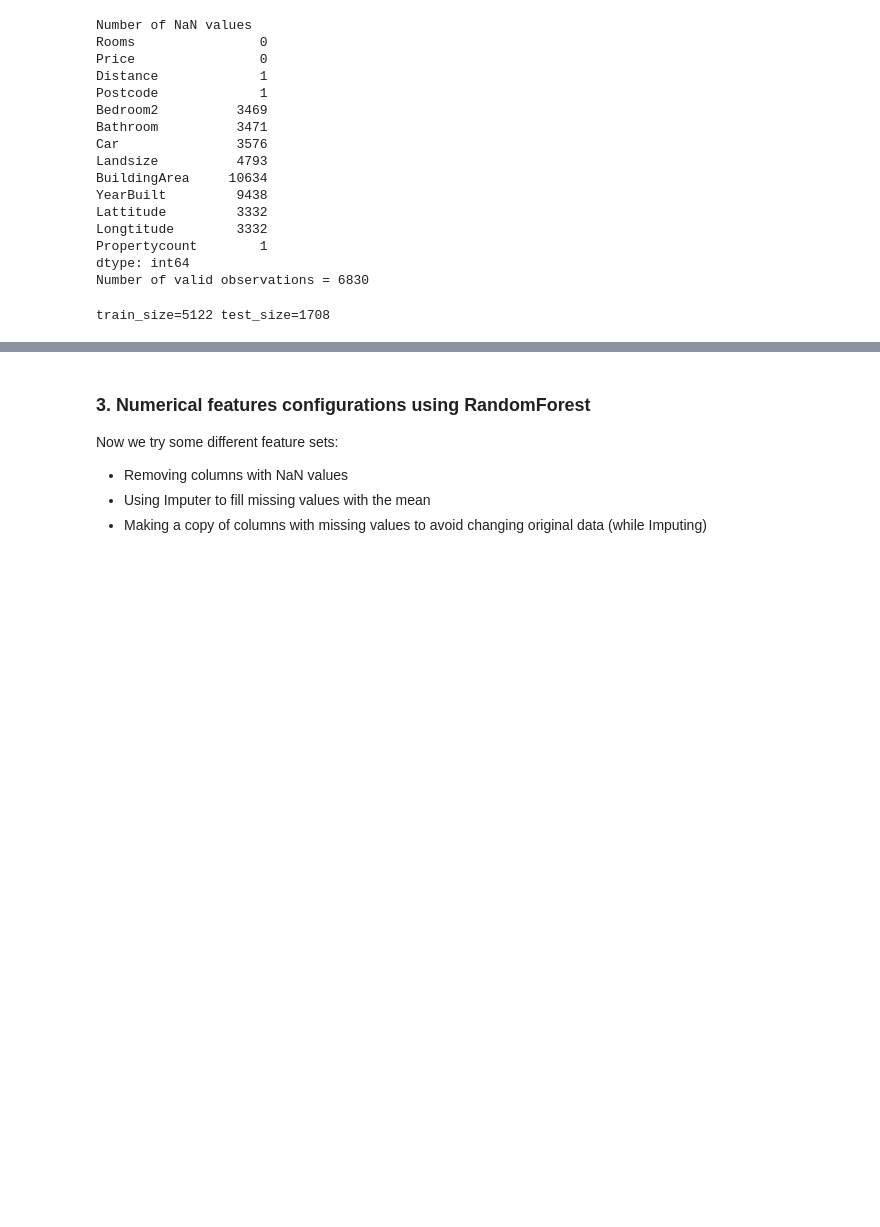
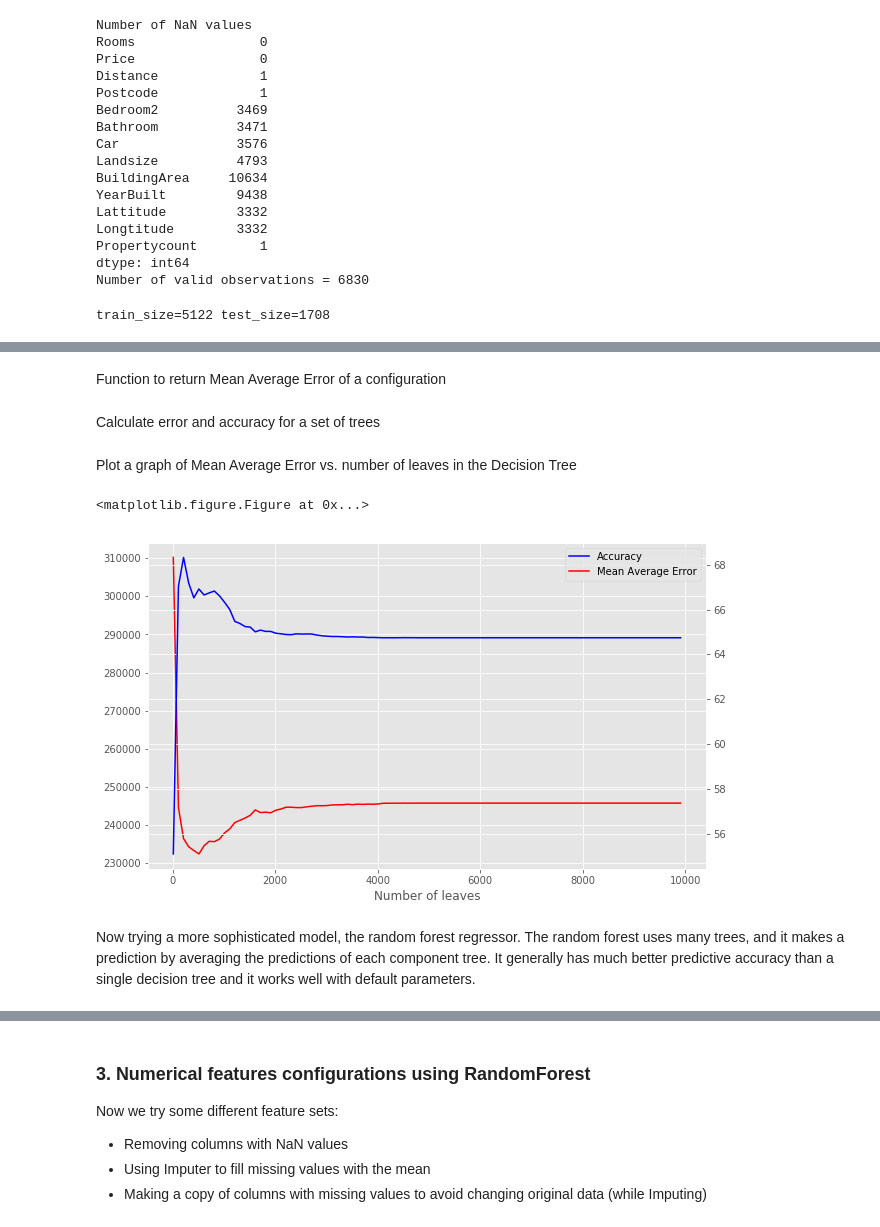
Before and after one commit to davidcampelo/machine-learning-tests, a Jupyter notebook: 2 - Decision trees.ipynb, the cells around one changed output, grey strips where cells are left out. Saved outputs shown, nothing was run; the diff lists cells and outputs as text; code cells hidden in the pictures; blank space fills up the shorter version.

```diff
--- a/2 - Decision trees.ipynb
+++ b/2 - Decision trees.ipynb
@@ -96,13 +125,0 @@ MEA             = 247,707
-# %%
-# Function to check performance of the tree regressor based on the number of leaves
-def get_mae(max_leaf_nodes, predictors_train, predictors_val, targ_train, targ_val):
-    model = DecisionTreeRegressor(max_leaf_nodes=max_leaf_nodes, random_state=0)
-    model.fit(predictors_train, targ_train)
-    preds_val = model.predict(predictors_val)
-    mae = mean_absolute_error(targ_val, preds_val)
-    return(mae)
-
-# compare MAE with differing values of max_leaf_nodes
-for number_of_leaves in [5, 50, 500, 5000]:
-    mae = get_mae(number_of_leaves, X_train, X_test, y_train, y_test)
-    print("Max leaf nodes: {0:.0f}  \t\t Mean Absolute Error:  {1:,.0f}".format(number_of_leaves, mae))
@@ -142,0 +128,7 @@ MEA             = 194,140
+# %%
+for number_of_leaves in [5, 50, 500, 5000]:
+    print("Max leaf nodes: {0:.0f}".format(number_of_leaves))
+    get_results(DecisionTreeRegressor(max_leaf_nodes=number_of_leaves, random_state=0).fit(X_train, y_train),
+                X_test,
+                y_test,
+                should_print=True)
@@ -142,0 +153,29 @@ MEA             = 194,140
+# %% [markdown]
+Function to return Mean Average Error of a configuration
+# %% [markdown]
+Calculate error and accuracy for a set of trees
+# %%
+max_leaf_nodes = range(10,10000,100)
+mae_and_accuracy = [get_results(
+    DecisionTreeRegressor(max_leaf_nodes=number_of_leaves, random_state=0).fit(X_train, y_train), X_test, y_test)
+                    for number_of_leaves in max_leaf_nodes]
+mae_and_accuracy = np.array(mae_and_accuracy)
+# %% [markdown]
+Plot a graph of Mean Average Error vs. number of leaves in the Decision Tree
+# %%
+plt.clf()
+fig = plt.figure(figsize=(10,6))
+ax1 = fig.add_subplot(1,1,1)
+ax2 = ax1.twinx()
+ax1.plot(max_leaf_nodes, mae_and_accuracy[:,0], color='red',  label='Mean Average Error')
+ax2.plot(max_leaf_nodes, mae_and_accuracy[:,1], color='blue', label='Accuracy')
+ax2.plot(np.nan, '-r', label = 'Mean Average Error') # XXX: hack
+
+ax1.set_xlabel('Number of leaves')
+plt.legend(loc='best')
+plt.show()
+# %% [output]
+<matplotlib.figure.Figure at 0x...>
+[figure, added]
+# %% [markdown]
+Now trying a more sophisticated model, the random forest regressor. The random forest uses many trees, and it makes a prediction by averaging the predictions of each component tree. It generally has much better predictive accuracy than a single decision tree and it works well with default parameters.
```
Also changed, not shown: parts of 23 cells of this notebook, 1 other file.
